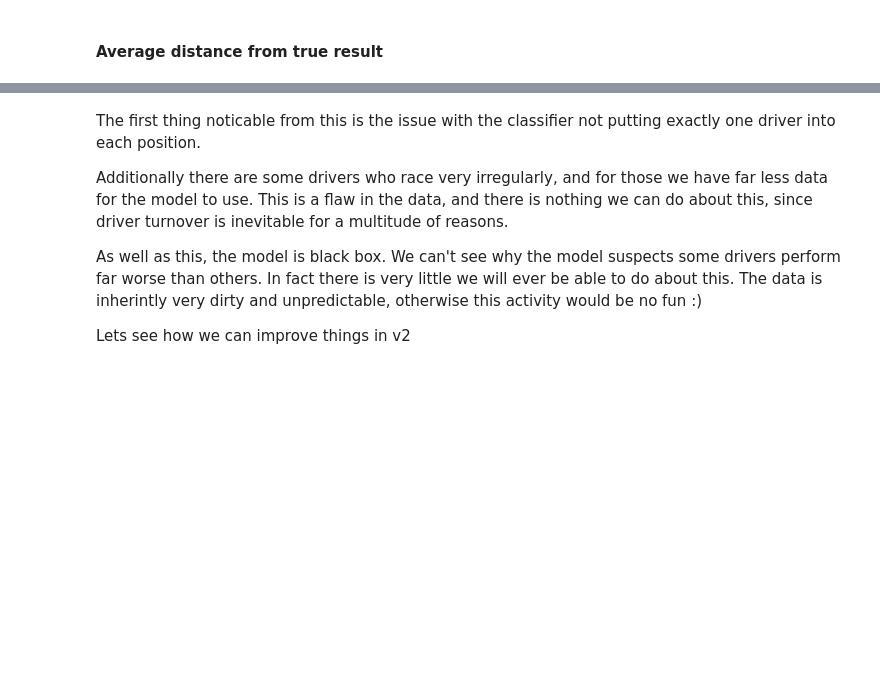
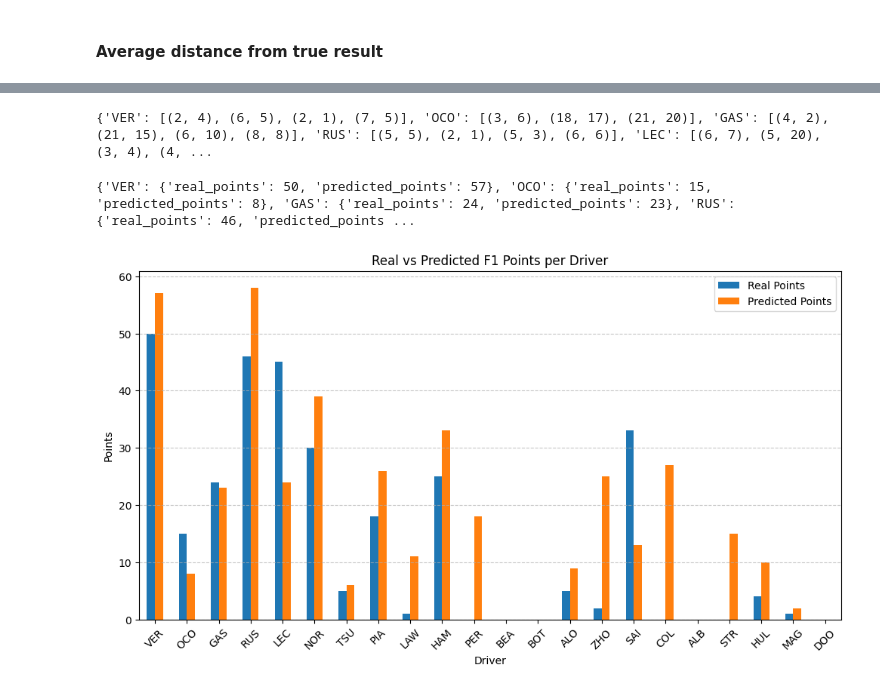
Before and after one commit to JordanEdward02/race_prediction, a Jupyter notebook: race_predictions_v5.ipynb, the cells around one changed output, grey strips where cells are left out. Drawn from its saved outputs; the diff is of its cells as text; code cells hidden in the pictures; blank space fills up the shorter version.

```diff
--- a/race_predictions_v5.ipynb
+++ b/race_predictions_v5.ipynb
@@ -482,8 +470,48 @@ for i in range(4):
-# %% [markdown]
-The first thing noticable from this is the issue with the classifier not putting exactly one driver into each position.
-
-Additionally there are some drivers who race very irregularly, and for those we have far less data for the model to use. This is a flaw in the data, and there is nothing we can do about this, since driver turnover is inevitable for a multitude of reasons.
-
-As well as this, the model is black box. We can't see why the model suspects some drivers perform far worse than others. In fact there is very little we will ever be able to do about this. The data is inherintly very dirty and unpredictable, otherwise this activity would be no fun :)
-
-Lets see how we can improve things in v2
+# %%
+labeled_results = test_le_driver.inverse_transform(test_features["DriverCode"])[-80:]
+driver_dict = {}
+
+for i in range(4):
+    true_results = test_targets[i*20:(i+1)*20]
+    driver_labels = labeled_results[i*20:(i+1)*20]
+    predicted_results = targets_predict[i*20:(i+1)*20]
+
+    for driver, true, predicted in zip(driver_labels, true_results, predicted_results):
+        if driver not in driver_dict:
+            driver_dict[driver] = []
+
+        driver_dict[driver].append((true, predicted))
+
+print(driver_dict)
+# %% [output]
+{'VER': [(2, 4), (6, 5), (2, 1), (7, 5)], 'OCO': [(3, 6), (18, 17), (21, 20)], 'GAS': [(4, 2), (21, 15), (6, 10), (8, 8)], 'RUS': [(5, 5), (2, 1), (5, 3), (6, 6)], 'LEC': [(6, 7), (5, 20), (3, 4), (4, ...
+# %%
+f1_points = {1: 25, 2: 18, 3: 15, 4: 12, 5: 10, 6: 8, 7: 6, 8: 4, 9: 2, 10: 1}
+
+def calculate_f1_points(position):
+    return f1_points.get(position, 0) # 0 Points for not top 10
+
+driver_points = {}
+
+for driver, results in driver_dict.items():
+    real_points = sum(calculate_f1_points(true) for true, _ in results)
+    predicted_points = sum(calculate_f1_points(predicted) for _, predicted in results)
+    driver_points[driver] = {'real_points': real_points, 'predicted_points': predicted_points}
+
+print(driver_points)
+# %% [output]
+{'VER': {'real_points': 50, 'predicted_points': 57}, 'OCO': {'real_points': 15, 'predicted_points': 8}, 'GAS': {'real_points': 24, 'predicted_points': 23}, 'RUS': {'real_points': 46, 'predicted_points ...
+# %%
+df = pd.DataFrame(driver_points).T
+
+# Plot real vs predicted points
+df.plot(kind='bar', figsize=(12, 6))
+plt.title("Real vs Predicted F1 Points per Driver")
+plt.xlabel("Driver")
+plt.ylabel("Points")
+plt.xticks(rotation=45)
+plt.legend(["Real Points", "Predicted Points"])
+plt.grid(axis='y', linestyle='--', alpha=0.7)
+plt.show()
+# %% [output]
+[figure, added]
```
Also changed, not shown: parts of 14 cells of this notebook, 2 other files.
